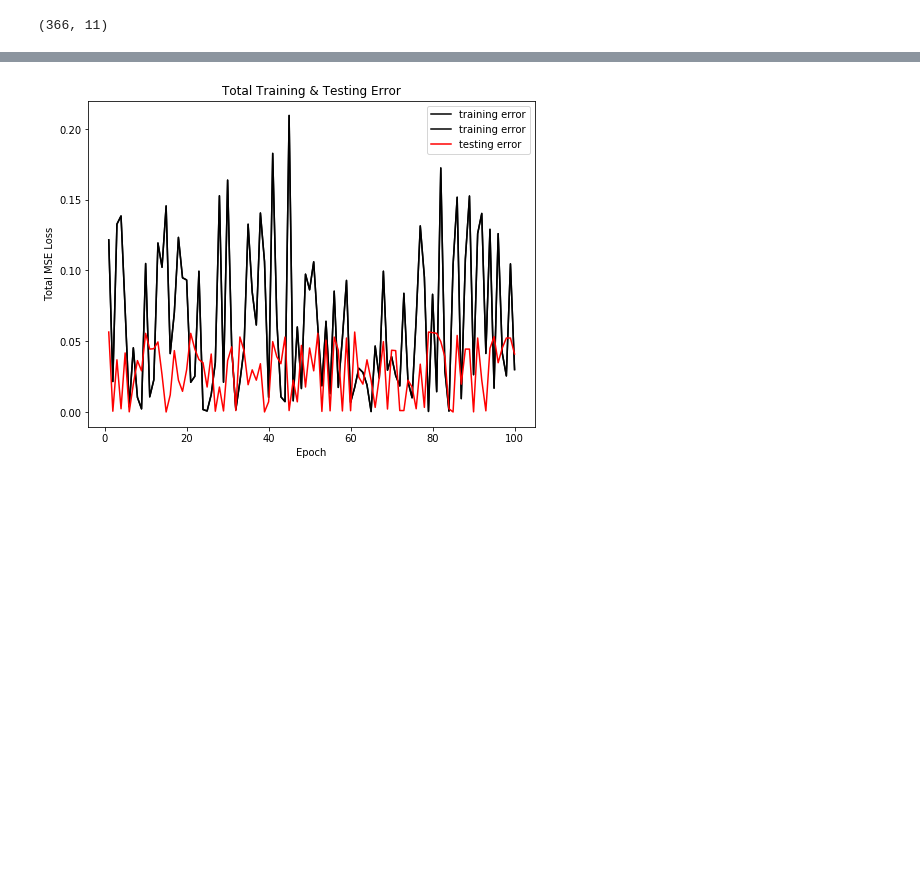
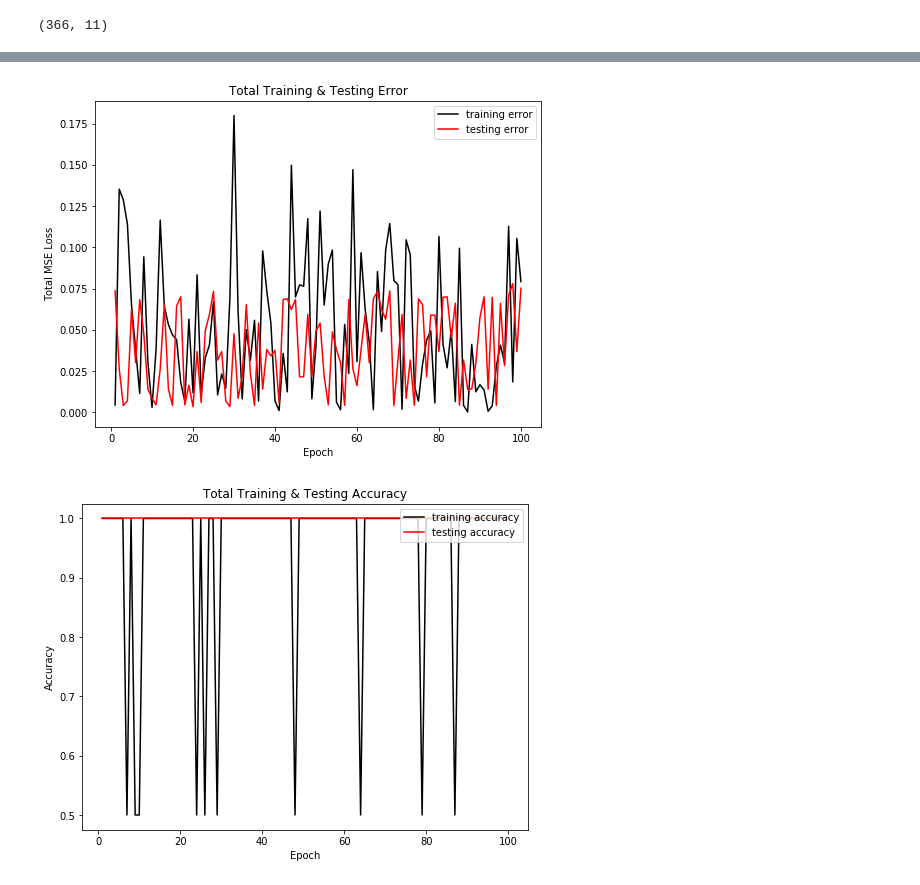
Before and after one commit to wesleyktatum/MatMAP, a Jupyter notebook: ipynb/PhysicsInspiredLoss.ipynb, the cells around one changed output, grey strips where cells are left out. Saved outputs shown, nothing was run; the diff lists cells and outputs as text; code cells hidden in the pictures; blank space fills up the shorter version.

Commit message:
updated custom loss function. Most recent version in .ipynb

```diff
--- a/ipynb/PhysicsInspiredLoss.ipynb
+++ b/ipynb/PhysicsInspiredLoss.ipynb
@@ -237,29 +254,33 @@ class PCE_Loss(nn.Module):
 # predicts 4 metrics (PCE, Voc, Jsc, FF)
 model = NN1(in_dims = 2, out_dims = 4).to(device)
 
-#define the loss function and the optimizer
-criterion = PCE_Loss()
+# define the loss function and the optimizer
+criterion = ThresholdedMSELoss(lower = 0, upper = 6)
 optimizer = torch.optim.Adam(params = model.parameters(), lr = learning_rate)
 # %%
 #empty list to hold loss per epoch
 train_epoch_losses = []
+train_epoch_accuracy = []
 
 
 test_epoch_losses = []
+test_epoch_accuracy = []
 
 
 for epoch in range(num_epochs):
 
-    train_epoch_loss = train_model(model = model,
-                                    training_data_set = training_data_set,
-                                    criterion = criterion,
-                                    optimizer = optimizer)
+    train_epoch_loss, train_epoch_accuracy_element = train_model(model = model,
+                                                                training_data_set = training_data_set,
+                                                                criterion = criterion,
+                                                                optimizer = optimizer)
     train_epoch_losses.append(train_epoch_loss)
+    train_epoch_accuracy.append(train_epoch_accuracy_element)
 
 
-    test_epoch_loss = eval_model(model = model,
-                                 testing_data_set = testing_data_set,
-                                 criterion = criterion,
-                                 optimizer = optimizer)
+    test_epoch_loss, test_epoch_accuracy_element = eval_model(model = model,
+                                                              testing_data_set = testing_data_set,
+                                                              criterion = criterion,
+                                                              optimizer = optimizer)
     test_epoch_losses.append(test_epoch_loss)
+    test_epoch_accuracy.append(test_epoch_accuracy_element)
 # %% [output]
@@ -360,14 +304,27 @@ HBox(children=(IntProgress(value=0, description='Progress:', max=2, style=Progre
 # %%
 fig, ax = plt.subplots(figsize = (8,6))
 
 epochs = np.arange(1, (num_epochs+1), 1)
 
 plt.plot(epochs, train_epoch_losses, c = 'k', label = 'training error')
 plt.plot(epochs, test_epoch_losses, c = 'r', label = 'testing error')
 plt.legend(loc = 'upper right')
 plt.title("Total Training & Testing Error")
 ax.set_xlabel('Epoch')
 ax.set_ylabel('Total MSE Loss')
 plt.show()
+
+fig, ax = plt.subplots(figsize = (8,6))
+
+epochs = np.arange(1, (num_epochs+1), 1)
+
+plt.plot(epochs, train_epoch_accuracy, c = 'k', label = 'training accuracy')
+plt.plot(epochs, test_epoch_accuracy, c = 'r', label = 'testing accuracy')
+plt.legend(loc = 'upper right')
+plt.title("Total Training & Testing Accuracy")
+ax.set_xlabel('Epoch')
+ax.set_ylabel('Accuracy')
+plt.show()
 # %% [output]
-[figure, old version]
+[figure, new version]
+[figure, added]
```
Also changed, not shown: parts of 5 cells of this notebook, 2 other files.
